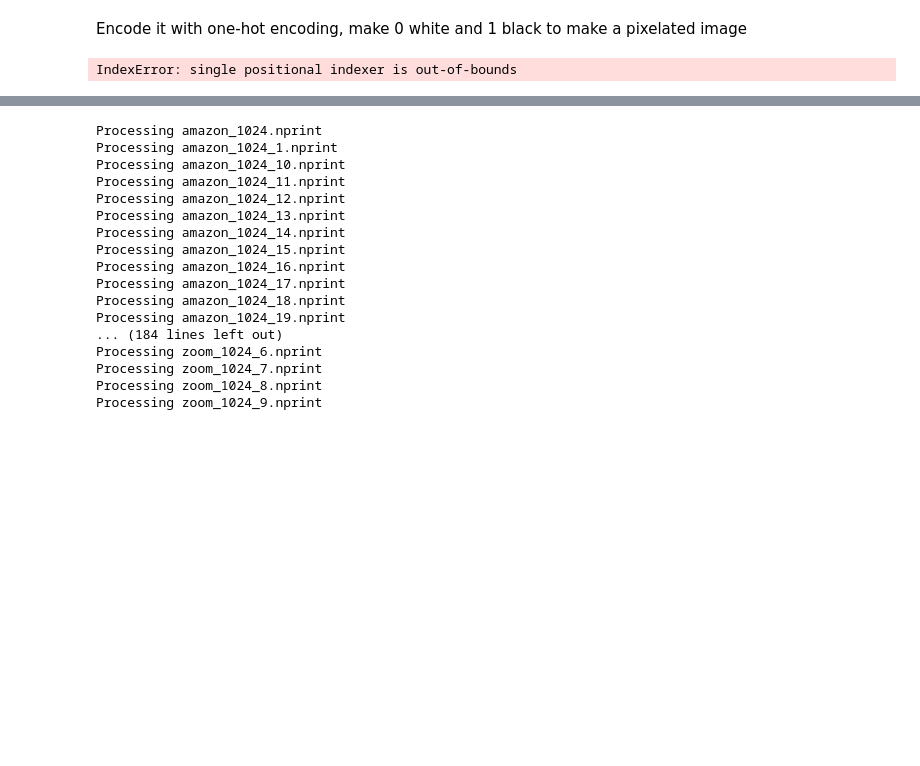
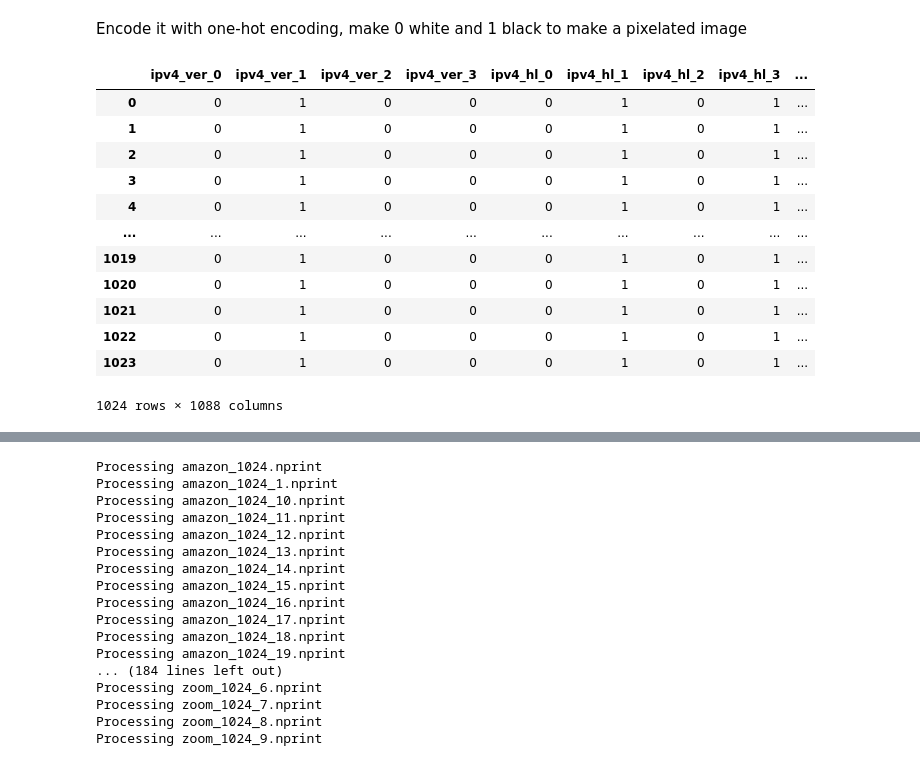
Before and after one commit to md-45/ml-systems-copy, a Jupyter notebook: docs/assignments/NetDiffusion_Simple.ipynb, the cells around one changed output, grey strips where cells are left out. Drawn from its saved outputs; the diff is of its cells as text; code cells hidden in the pictures; blank space fills up the shorter version.

```diff
--- a/docs/assignments/NetDiffusion_Simple.ipynb
+++ b/docs/assignments/NetDiffusion_Simple.ipynb
@@ -47,17 +49,19 @@ import pandas as pd
 amazon_one = pd.read_csv("nd_data/real_nprints/amazon_1024_1.nprint")
 
 amazon_one = amazon_one.drop(columns="Unnamed: 0")
-# %%
-amazon_one["ipv4_cksum_5"]
-#in each cell map the color
-
-i = 0
-for i in range(len(amazon_one.iloc[i])): #iterating through every row
-    for col in amazon_one.columns.values:
-        if amazon_one[col].iloc[i] == 0:
-            color = "white"
-        else:
-            color = "black"
-        i += 1
-# %% [output]
-IndexError: single positional indexer is out-of-bounds
+# %%
+amazon_one
+# %% [output]
+|  | ipv4_ver_0 | ipv4_ver_1 | ipv4_ver_2 | ipv4_ver_3 | ipv4_hl_0 | ipv4_hl_1 | ipv4_hl_2 | ipv4_hl_3 | ... |
+| 0 | 0 | 1 | 0 | 0 | 0 | 1 | 0 | 1 | ... |
+| 1 | 0 | 1 | 0 | 0 | 0 | 1 | 0 | 1 | ... |
+| 2 | 0 | 1 | 0 | 0 | 0 | 1 | 0 | 1 | ... |
+| 3 | 0 | 1 | 0 | 0 | 0 | 1 | 0 | 1 | ... |
+| 4 | 0 | 1 | 0 | 0 | 0 | 1 | 0 | 1 | ... |
+| ... | ... | ... | ... | ... | ... | ... | ... | ... | ... |
+| 1019 | 0 | 1 | 0 | 0 | 0 | 1 | 0 | 1 | ... |
+| 1020 | 0 | 1 | 0 | 0 | 0 | 1 | 0 | 1 | ... |
+| 1021 | 0 | 1 | 0 | 0 | 0 | 1 | 0 | 1 | ... |
+| 1022 | 0 | 1 | 0 | 0 | 0 | 1 | 0 | 1 | ... |
+| 1023 | 0 | 1 | 0 | 0 | 0 | 1 | 0 | 1 | ... |
+1024 rows × 1088 columns
```
Also changed, not shown: parts of 2 cells of this notebook.
